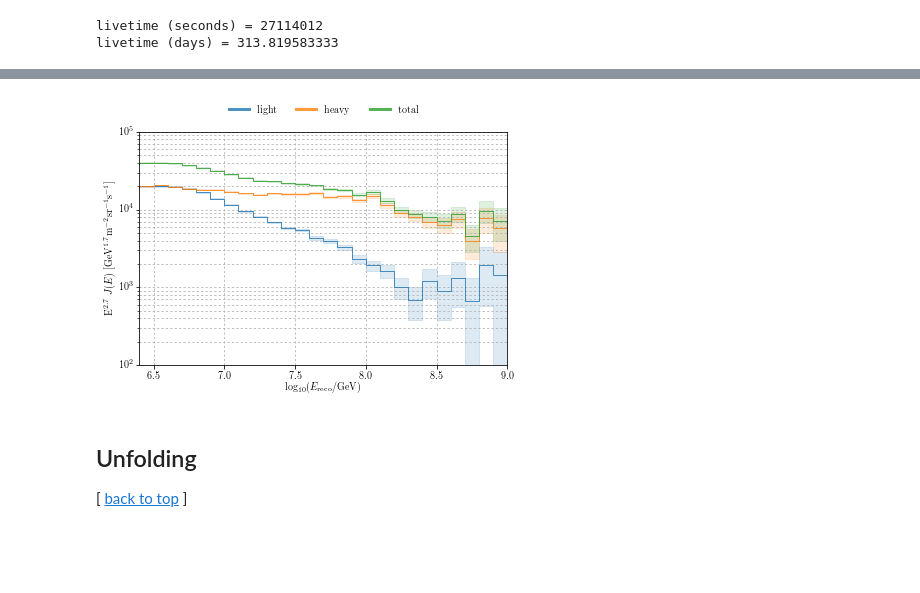
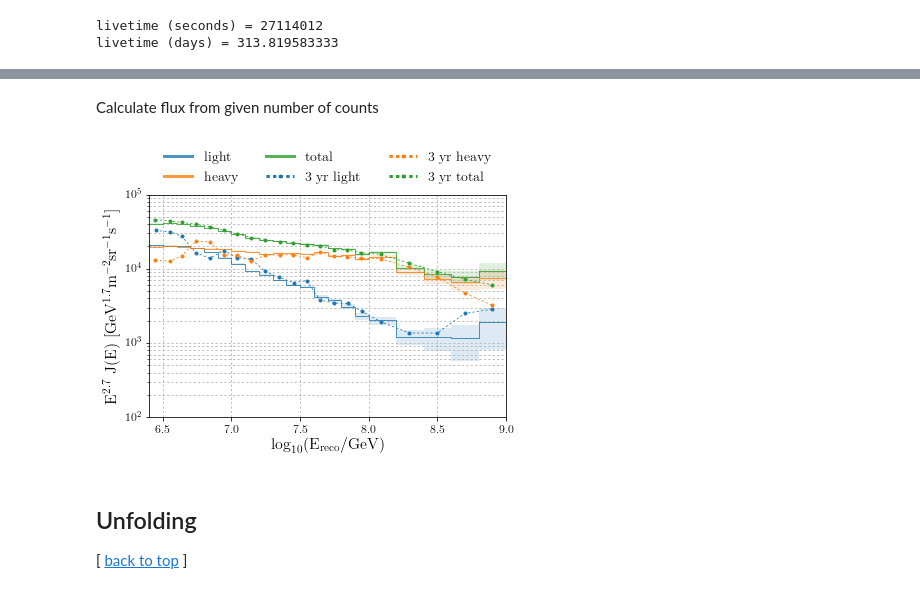
Before and after one commit to jrbourbeau/cr-composition, a Jupyter notebook: analysis/spectrum-analysis.ipynb, the cells around one changed output, grey strips where cells are left out. Saved outputs shown, nothing was run; the diff lists cells and outputs as text; code cells hidden in the pictures; blank space fills up the shorter version.

Commit message:
Updates analysis notebooks

```diff
--- a/analysis/spectrum-analysis.ipynb
+++ b/analysis/spectrum-analysis.ipynb
@@ -460,0 +415,2 @@ def get_num_comp_reco(train, test, pipeline, comp_list):
+# %%
+data.log_energy = correct_log_energies
@@ -559,14 +498,14 @@ plt.show()
 fig, ax = plt.subplots()
 for composition in comp_list + ['total']:
     # Calculate dN/dE
-    y = num_reco_energy[composition]
-    y_err = num_reco_energy_err[composition]
+    y = num_particles[composition]
+    y_err = num_particles_err[composition]
     # Add time duration
 #     y = y / livetime
 #     y_err = y / livetime
     y, y_err = comp.analysis.ratio_error(y, y_err, livetime, 0.005*livetime)
-    plotting.plot_steps(energybins.log_energy_midpoints, y, y_err,
-                        ax, color_dict[composition], composition)
+    plotting.plot_steps(energybins.log_energy_bins, y, yerr=y_err,
+                        ax=ax, color=color_dict[composition], label=composition)
 ax.set_yscale("log", nonposy='clip')
 plt.xlabel('$\log_{10}(E_{\mathrm{reco}}/\mathrm{GeV})$')
 ax.set_ylabel('Rate [s$^{-1}$]')
@@ -575,7 +514,7 @@ ax.set_ylabel('Rate [s$^{-1}$]')
 ax.grid(linestyle=':')
 leg = plt.legend(loc='upper center', frameon=False,
           bbox_to_anchor=(0.5,  # horizontal
-                          1.1),# vertical
+                          1.15),# vertical
           ncol=len(comp_list)+1, fancybox=False)
 # set the linewidth of each legend object
 for legobj in leg.legendHandles:
@@ -630,59 +547,69 @@ def counts_to_flux(counts, counts_err, eff_area=156390.673059, livetime=1):
+# %% [markdown]
+Calculate flux from given number of counts
+# %%
+flux, flux_err = {}, {}
+for composition in comp_list + ['total']:
+    flux[composition], flux_err[composition] = comp.analysis.get_flux(num_particles[composition],
+                                                              num_particles_err[composition],
+                                                              energybins=energybins.energy_bins,
+                                                              livetime=livetime,
+                                                              solid_angle=solid_angle)
 # %%
 # Plot fraction of events vs energy
-# fig, ax = plt.subplots(figsize=(8, 6))
-fig = plt.figure()
-ax = plt.gca()
+fig, ax = plt.subplots()
 for composition in comp_list + ['total']:
-    y, y_err = counts_to_flux(num_reco_energy[composition], num_reco_energy_err[composition], livetime=livetime)
-    plotting.plot_steps(energybins.log_energy_midpoints, y, y_err, ax, color_dict[composition], composition)
+#     y, y_err = counts_to_flux(num_reco_energy[composition], num_reco_energy_err[composition], livetime=livetime)
+    plotting.plot_steps(energybins.log_energy_bins, flux[composition], yerr=flux_err[composition],
+                        ax=ax, color=color_dict[composition], label=composition)
 ax.set_yscale("log", nonposy='clip')
-plt.xlabel('$\log_{10}(E_{\mathrm{reco}}/\mathrm{GeV})$')
+plt.xlabel('$\mathrm{\log_{10}(E_{reco}/GeV)}$')
 # ax.set_ylabel('$\mathrm{E}^{2.7} \\frac{\mathrm{dN}}{\mathrm{dE dA d\Omega dt}} \ [\mathrm{GeV}^{1.7} \mathrm{m}^{-2} \mathrm{sr}^{-1} \mathrm{s}^{-1}]$')
-ax.set_ylabel('$\mathrm{E}^{2.7} \ J(E) \ [\mathrm{GeV}^{1.7} \mathrm{m}^{-2} \mathrm{sr}^{-1} \mathrm{s}^{-1}]$')
-ax.set_xlim([6.4, 9.0])
+ax.set_ylabel('$\mathrm{ E^{2.7} \ J(E) \ [GeV^{1.7} m^{-2} sr^{-1} s^{-1}]}$')
+ax.set_xlim([energybins.log_energy_min, energybins.log_energy_max])
 ax.set_ylim([10**2, 10**5])
 ax.grid(linestyle='dotted', which="both")
 
 # Add 3-year scraped flux
 df_proton = pd.read_csv('3yearscraped/proton', sep='\t', header=None, names=['energy', 'flux'])
 df_helium = pd.read_csv('3yearscraped/helium', sep='\t', header=None, names=['energy', 'flux'])
 df_light = pd.DataFrame.from_dict({'energy': df_proton.energy,
                                   'flux': df_proton.flux + df_helium.flux})
 
 df_oxygen = pd.read_csv('3yearscraped/oxygen', sep='\t', header=None, names=['energy', 'flux'])
 df_iron = pd.read_csv('3yearscraped/iron', sep='\t', header=None, names=['energy', 'flux'])
 df_heavy = pd.DataFrame.from_dict({'energy': df_oxygen.energy,
                                   'flux': df_oxygen.flux + df_iron.flux})
 
-# if comp_class:
-#     ax.plot(np.log10(df_light.energy), df_light.flux, label='3 yr light',
-#             marker='.', ls=':')
-#     ax.plot(np.log10(df_heavy.energy), df_heavy.flux, label='3 yr heavy',
-#             marker='.', ls=':')
-#     ax.plot(np.log10(df_heavy.energy), df_heavy.flux+df_light.flux, label='3 yr total',
-#             marker='.', ls=':')
-# else:
-#     ax.plot(np.log10(df_proton.energy), df_proton.flux, label='3 yr proton',
-#             marker='.', ls=':')
-#     ax.plot(np.log10(df_helium.energy), df_helium.flux, label='3 yr helium',
-#             marker='.', ls=':', color=color_dict['He'])
-#     ax.plot(np.log10(df_oxygen.energy), df_oxygen.flux, label='3 yr oxygen',
-#             marker='.', ls=':', color=color_dict['O'])
-#     ax.plot(np.log10(df_iron.energy), df_iron.flux, label='3 yr iron',
-#         marker='.', ls=':', color=color_dict['Fe'])
-#     ax.plot(np.log10(df_iron.energy), df_proton.flux+df_helium.flux+df_oxygen.flux+df_iron.flux, label='3 yr total',
-#     marker='.', ls=':', color='C2')
+if comp_class:
+    ax.plot(np.log10(df_light.energy), df_light.flux, label='3 yr light',
+            marker='.', ls=':')
+    ax.plot(np.log10(df_heavy.energy), df_heavy.flux, label='3 yr heavy',
+            marker='.', ls=':')
+    ax.plot(np.log10(df_heavy.energy), df_heavy.flux+df_light.flux, label='3 yr total',
+            marker='.', ls=':')
+else:
+    ax.plot(np.log10(df_proton.energy), df_proton.flux, label='3 yr proton',
+            marker='.', ls=':')
+    ax.plot(np.log10(df_helium.energy), df_helium.flux, label='3 yr helium',
+            marker='.', ls=':', color=color_dict['He'])
+    ax.plot(np.log10(df_oxygen.energy), df_oxygen.flux, label='3 yr oxygen',
+            marker='.', ls=':', color=color_dict['O'])
+    ax.plot(np.log10(df_iron.energy), df_iron.flux, label='3 yr iron',
+        marker='.', ls=':', color=color_dict['Fe'])
+    ax.plot(np.log10(df_iron.energy), df_proton.flux+df_helium.flux+df_oxygen.flux+df_iron.flux, label='3 yr total',
+    marker='.', ls=':', color='C2')
 
 
 leg = plt.legend(loc='upper center', frameon=False,
           bbox_to_anchor=(0.5,  # horizontal
-                          1.15),# vertical
+                          1.25),# vertical
           ncol=len(comp_list)+1, fancybox=False)
 # set the linewidth of each legend object
 for legobj in leg.legendHandles:
     legobj.set_linewidth(3.0)
 
-plt.savefig('/home/jbourbeau/public_html/figures/spectrum.png')
+# plt.savefig('/home/jbourbeau/public_html/figures/spectrum.png')
+plt.savefig('/home/jbourbeau/public_html/figures/spectrum-3year-comparison.png')
 plt.show()
 # %% [output]
-[figure, old version]
+[figure, new version]
```
Also changed, not shown: parts of 62 cells of this notebook, 37 other files.
